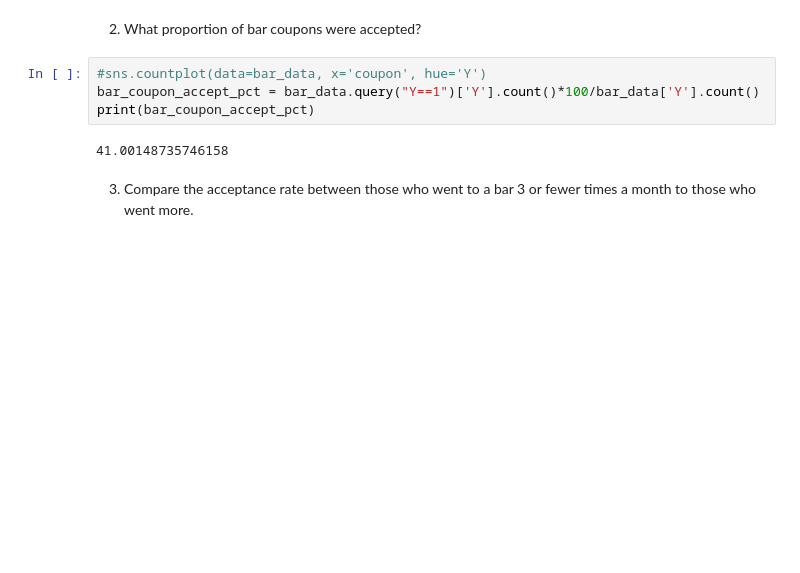
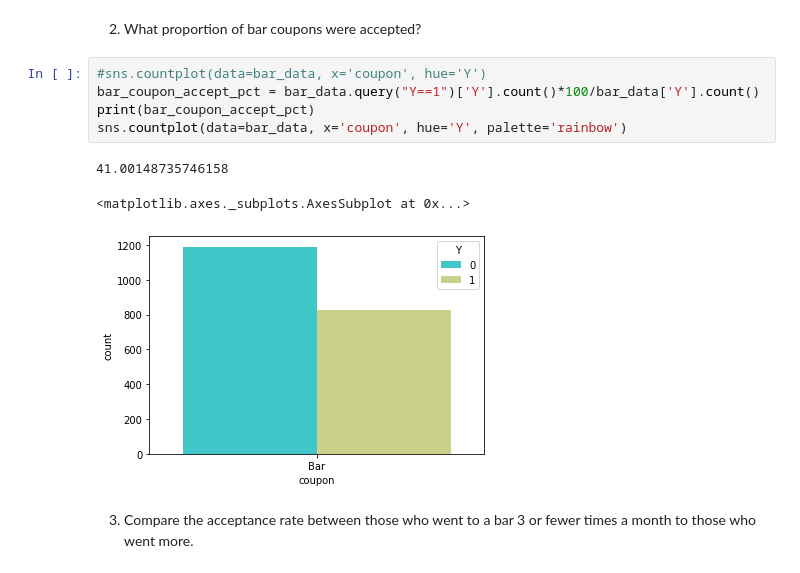
Before and after one commit to purnamididuddi/coupon_acceptance, a Jupyter notebook: coupon_analysis.ipynb, the cells around one changed output. Cells and saved outputs as stored; diff of their text form; blank space fills up the shorter version.

```diff
--- a/coupon_analysis.ipynb
+++ b/coupon_analysis.ipynb
@@ -326,9 +318,12 @@ bar_data = data.query('coupon == "Bar"')
 # %%
 #sns.countplot(data=bar_data, x='coupon', hue='Y')
 bar_coupon_accept_pct = bar_data.query("Y==1")['Y'].count()*100/bar_data['Y'].count()
 print(bar_coupon_accept_pct)
+sns.countplot(data=bar_data, x='coupon', hue='Y', palette='rainbow')
 # %% [output]
 41.00148735746158
+<matplotlib.axes._subplots.AxesSubplot at 0x...>
+[figure, added]
 # %% [markdown]
 3. Compare the acceptance rate between those who went to a bar 3 or fewer times a month to those who went more.
 # %%
```
Also changed, not shown: parts of 22 cells of this notebook, 1 other file.
